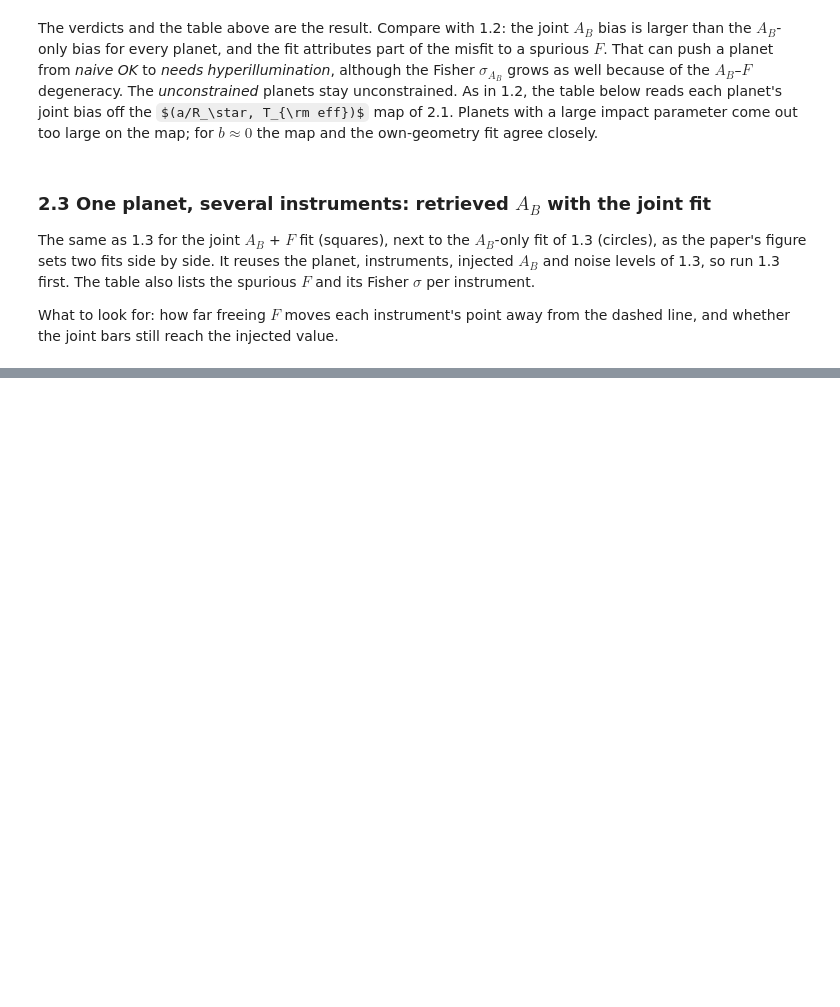
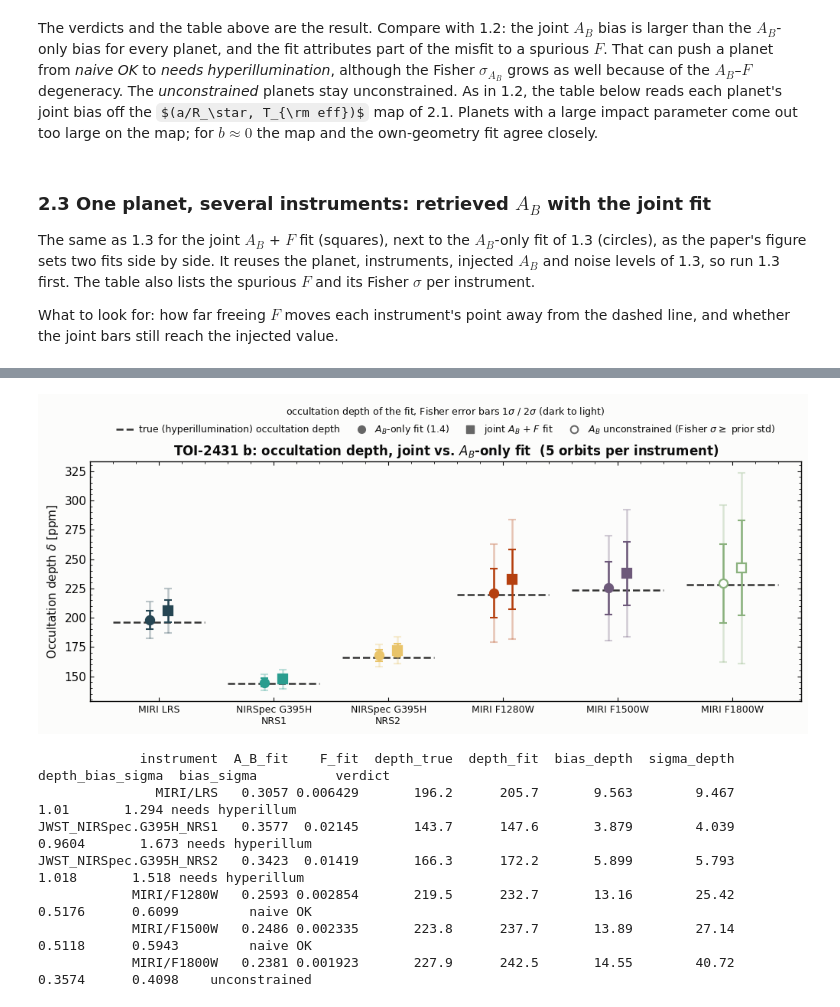
Before and after one commit to JonasSpiller/HyperPhase, a Jupyter notebook: HI PhaseCurve Fitting/Bias_Maps.ipynb, the cells around one changed output, grey strips where cells are left out. Saved outputs shown, nothing was run; the diff lists cells and outputs as text; code cells hidden in the pictures; some formulas as TeX source; blank space fills up the shorter version.

```diff
--- a/HI PhaseCurve Fitting/Bias_Maps.ipynb
+++ b/HI PhaseCurve Fitting/Bias_Maps.ipynb
@@ -302,0 +325,16 @@ JWST_NIRSpec.G395H_NRS2        56.2   0.3423  -0.07767    0.05118  0.01419 0.008
+# %%
+# Occultation depth of each joint fit of 2.3 (no refit), set next to the A_B-only depths of 1.4.
+tab_depth_J = instrument_depths(cfg, retrieval_planet, tab_inst_J, **kw)
+fig, ax = plot_instrument_retrievals({"$A_B$-only fit (1.4)": tab_depth_AB, "joint $A_B$ + $F$ fit": tab_depth_J}, quantity="depth",
+                                     title=f"{retrieval_planet.name}: occultation depth, joint vs. $A_B$-only fit  ({cfg.n_orbits} orbits per instrument)")
+plt.show()
+print(tab_depth_J[depth_cols].to_string(index=False, float_format=lambda v: f"{v:.4g}"))
+# %% [output]
+[figure, added]
+             instrument  A_B_fit    F_fit  depth_true  depth_fit  bias_depth  sigma_depth  depth_bias_sigma  bias_sigma          verdict
+               MIRI/LRS   0.3057 0.006429       196.2      205.7       9.563        9.467              1.01       1.294 needs hyperillum
+JWST_NIRSpec.G395H_NRS1   0.3577  0.02145       143.7      147.6       3.879        4.039            0.9604       1.673 needs hyperillum
+JWST_NIRSpec.G395H_NRS2   0.3423  0.01419       166.3      172.2       5.899        5.793             1.018       1.518 needs hyperillum
+            MIRI/F1280W   0.2593 0.002854       219.5      232.7       13.16        25.42            0.5176      0.6099         naive OK
+            MIRI/F1500W   0.2486 0.002335       223.8      237.7       13.89        27.14            0.5118      0.5943         naive OK
+            MIRI/F1800W   0.2381 0.001923       227.9      242.5       14.55        40.72            0.3574      0.4098    unconstrained
```
Also changed, not shown: parts of 8 cells of this notebook, 2 other files.
